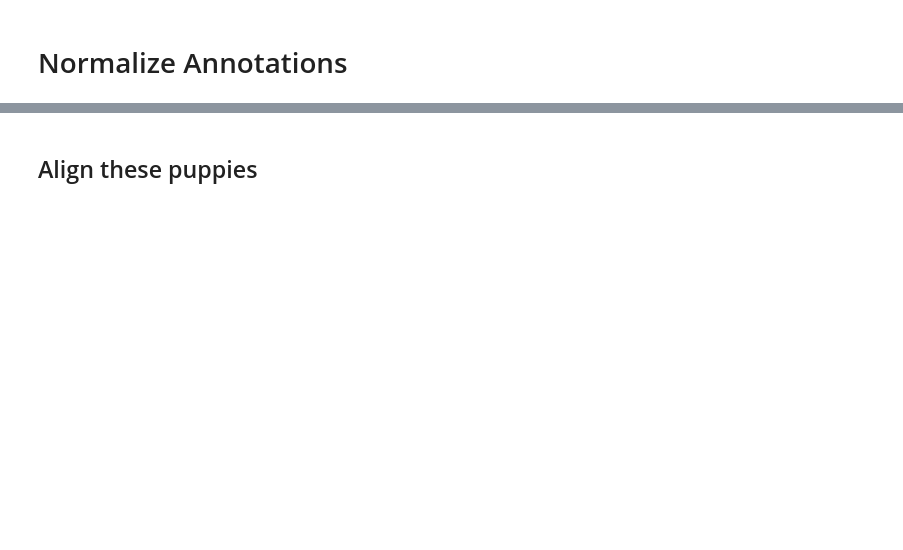
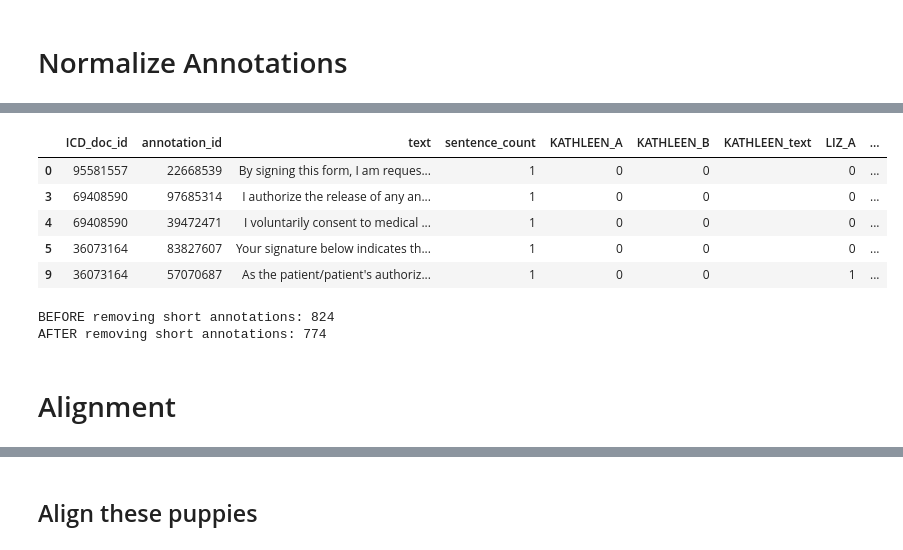
Before and after one commit to CooperStansbury/annotation_tools, a Jupyter notebook: notebooks/align_annotations.ipynb, the cells around one changed output, grey strips where cells are left out. Saved outputs shown, nothing was run; the diff lists cells and outputs as text; code cells hidden in the pictures; blank space fills up the shorter version.

Commit message:
update alignment, begin descriptives

```diff
--- a/notebooks/align_annotations.ipynb
+++ b/notebooks/align_annotations.ipynb
@@ -209,17 +210,0 @@ for ann in set(df['annotator']):
-# %%
-for idx, row in AB_only.iterrows():
-
-    print(f"DOC ID: {row['ICD_doc_id']}")
-    matches = df[(df['ICD_doc_id'] == row['ICD_doc_id']) &\
-                 (df['annotation_id'] == row['annotation_id'])]
-
-    for midx, match in matches.iterrows():
-        if match['annotator']
-
-        print(match)
-
-#     print(matches.head())
-
-    print(len(matches))
-
-    break
@@ -243,0 +270,35 @@ Name: 2056, dtype: object
+# %%
+"""
+Inclusion/exclusion of annotations
+"""
+
+def incl_excl(text):
+    """Return 1 for inclusion, 0 for exclusion"""
+    sent_len = len(text.split(" "))
+
+    if sent_len < 5:
+        return 0
+    else:
+        return 1
+
+    print(len(text.split(" ")))
+
+
+AB_only['inclusion'] = AB_only['text'].apply(lambda row: incl_excl(row))
+AB_only.head()
+# %% [output]
+|  | ICD_doc_id | annotation_id | text | sentence_count | KATHLEEN_A | KATHLEEN_B | KATHLEEN_text | LIZ_A | ... |
+| 0 | 95581557 | 22668539 | By signing this form, I am reques... | 1 | 0 | 0 |  | 0 | ... |
+| 3 | 69408590 | 97685314 | I authorize the release of any an... | 1 | 0 | 0 |  | 0 | ... |
+| 4 | 69408590 | 39472471 | I voluntarily consent to medical ... | 1 | 0 | 0 |  | 0 | ... |
+| 5 | 36073164 | 83827607 | Your signature below indicates th... | 1 | 0 | 0 |  | 0 | ... |
+| 9 | 36073164 | 57070687 | As the patient/patient's authoriz... | 1 | 0 | 0 |  | 1 | ... |
+# %%
+print(f"BEFORE removing short annotations: {len(AB_only)}")
+AB_only = AB_only[AB_only['inclusion'] == 1]
+print(f"AFTER removing short annotations: {len(AB_only)}")
+# %% [output]
+BEFORE removing short annotations: 824
+AFTER removing short annotations: 774
+# %% [markdown]
+# Alignment
```
Also changed, not shown: parts of 19 cells of this notebook, 1 other file.
